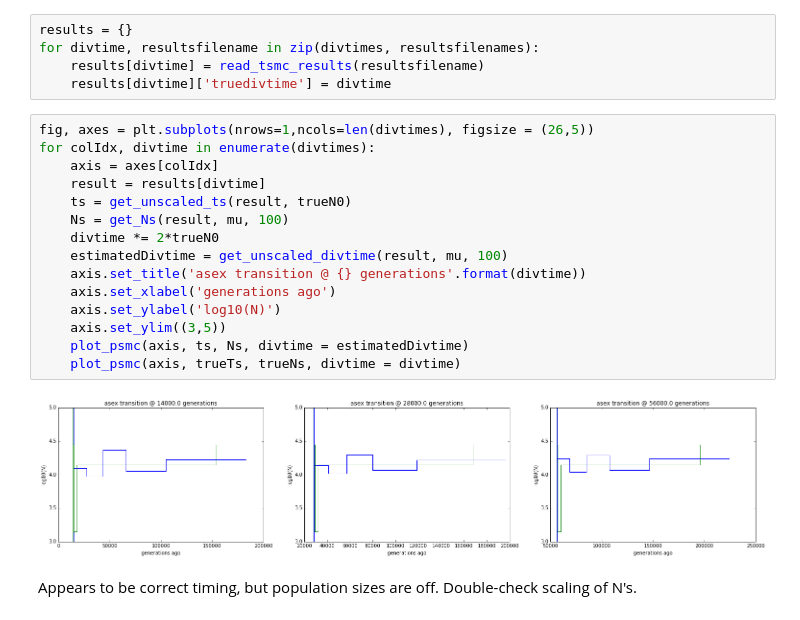
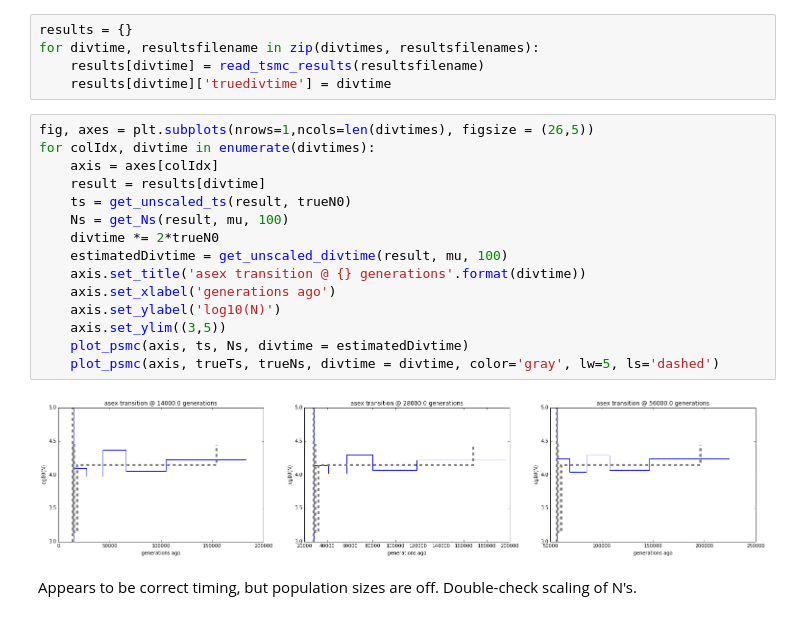
Before and after one commit to ammodramus/tsmc, a Jupyter notebook: snail_sims.ipynb, the cells around one changed output. Cells and saved outputs as stored; diff of their text form.

```diff
--- a/snail_sims.ipynb
+++ b/snail_sims.ipynb
@@ -1635,20 +1635,20 @@ for divtime, resultsfilename in zip(divtimes, resultsfilenames):
 # %%
 fig, axes = plt.subplots(nrows=1,ncols=len(divtimes), figsize = (26,5))
 for colIdx, divtime in enumerate(divtimes):
     axis = axes[colIdx]
     result = results[divtime]
     ts = get_unscaled_ts(result, trueN0)
     Ns = get_Ns(result, mu, 100)
     divtime *= 2*trueN0
     estimatedDivtime = get_unscaled_divtime(result, mu, 100)
     axis.set_title('asex transition @ {} generations'.format(divtime))
     axis.set_xlabel('generations ago')
     axis.set_ylabel('log10(N)')
     axis.set_ylim((3,5))
     plot_psmc(axis, ts, Ns, divtime = estimatedDivtime)
-    plot_psmc(axis, trueTs, trueNs, divtime = divtime)
+    plot_psmc(axis, trueTs, trueNs, divtime = divtime, color='gray', lw=5, ls='dashed')
 # %% [output]
-[figure, old version]
+[figure, new version]
 # %% [markdown]
 Appears to be correct timing, but population sizes are off. Double-check scaling of N's.
 # %% [markdown]
```
